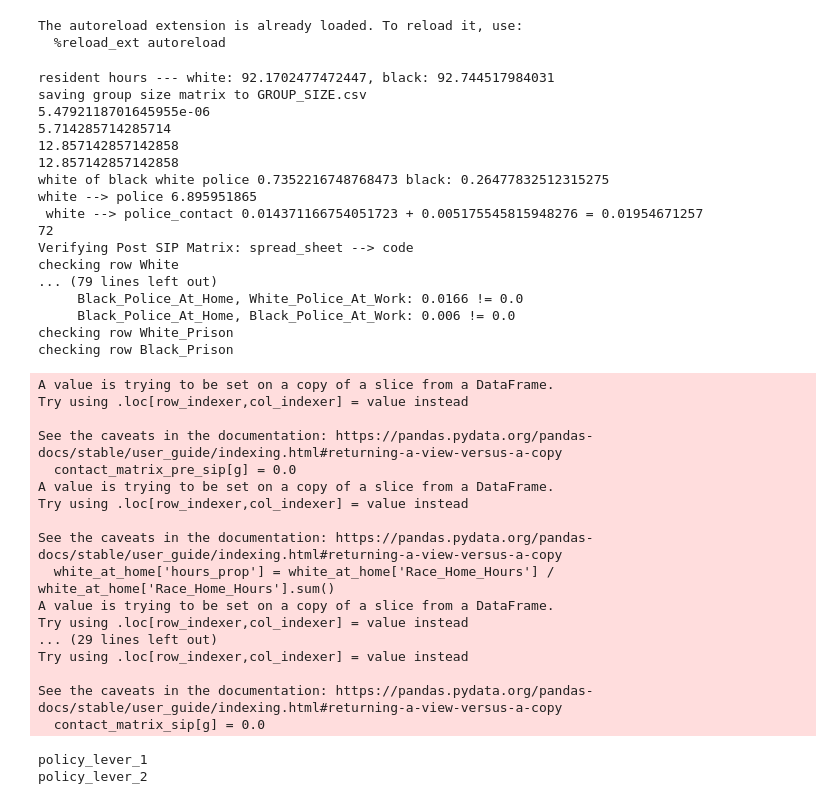
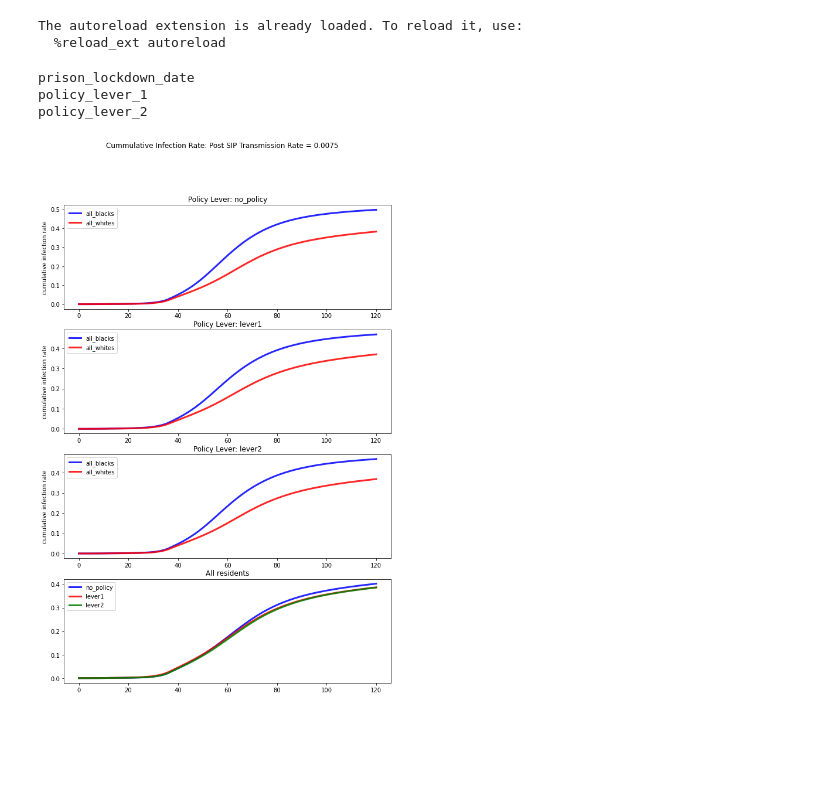
Before and after one commit to rachelwarren/CPE_Covid_Model, a Jupyter notebook: model/Model.ipynb, the cells around one changed output. Saved outputs shown, nothing was run; the diff lists cells and outputs as text; code cells hidden in the pictures; blank space fills up the shorter version.

```diff
--- a/model/Model.ipynb
+++ b/model/Model.ipynb
@@ -168,40 +182,3 @@ The autoreload extension is already loaded. To reload it, use:
 INPUT_BASE_DIR = '../input2'
 import generate_matrix as inputs
 original_dir, lever_1_dir, lever_2_dir = inputs.write_all_matrices(INPUT_BASE_DIR)
-# %%
-inputs.compare_to_spread_sheet()
-# %% [output]
-resident hours --- white: 92.1702477472447, black: 92.744517984031
-saving group size matrix to GROUP_SIZE.csv
-5.4792118701645955e-06
-5.714285714285714
-12.857142857142858
-12.857142857142858
-white of black white police 0.7352216748768473 black: 0.26477832512315275
-white --> police 6.895951865
- white --> police_contact 0.014371166754051723 + 0.005175545815948276 = 0.01954671257
-72
-Verifying Post SIP Matrix: spread_sheet --> code
-checking row White
-... (79 lines left out)
-     Black_Police_At_Home, White_Police_At_Work: 0.0166 != 0.0
-     Black_Police_At_Home, Black_Police_At_Work: 0.006 != 0.0
-checking row White_Prison
-checking row Black_Prison
-A value is trying to be set on a copy of a slice from a DataFrame.
-Try using .loc[row_indexer,col_indexer] = value instead
-
-See the caveats in the documentation: https://pandas.pydata.org/pandas-docs/stable/user_guide/indexing.html#returning-a-view-versus-a-copy
-  contact_matrix_pre_sip[g] = 0.0
-A value is trying to be set on a copy of a slice from a DataFrame.
-Try using .loc[row_indexer,col_indexer] = value instead
-
-See the caveats in the documentation: https://pandas.pydata.org/pandas-docs/stable/user_guide/indexing.html#returning-a-view-versus-a-copy
-  white_at_home['hours_prop'] = white_at_home['Race_Home_Hours'] / white_at_home['Race_Home_Hours'].sum()
-A value is trying to be set on a copy of a slice from a DataFrame.
-Try using .loc[row_indexer,col_indexer] = value instead
-... (29 lines left out)
-Try using .loc[row_indexer,col_indexer] = value instead
-
-See the caveats in the documentation: https://pandas.pydata.org/pandas-docs/stable/user_guide/indexing.html#returning-a-view-versus-a-copy
-  contact_matrix_sip[g] = 0.0
@@ -208,22 +224,31 @@ See the caveats in the documentation: https://pandas.pydata.org/pandas-docs/stab
 # %%
 # Initial Input Parameters
 PRISON_PEAK_DATE = 35
 TRANSMISSION_RATE = 0.015
+POST_SIP_TRANMISSION_RATE = TRANSMISSION_RATE/2
 SIP_START_DATE  = 14
 INITIAL_INFECTION_RATE =10
 
 OUTPUT_DIR = 'output/'  #input2/CONTACT_MATRIX_POST_SIP.csv
 CONTACT_MATRIX_PATH = 'CONTACT_MATRIX_POST_SIP.csv'
 PRE_SOCIAL_DISTANCE_CONTACT_MATRIX = "CONTACT_MATRIX_PRE_SIP.csv"
 GROUP_SIZE_PATH = 'GROUP_SIZE.csv'
 DAYS = 120
+prison_infection_rate = 0.35
+starting_params = mp.ModelParams(TRANSMISSION_RATE, SIP_START_DATE, INITIAL_INFECTION_RATE,
+                                 PRISON_PEAK_DATE, prison_infection_rate,
+                                 post_sip_t=POST_SIP_TRANMISSION_RATE )
+
+summary_stats, infection_maps, s_maps, group_sizes = run_models({inputs.ORIGINAL_FOLDER: original_dir,
+                                                                  inputs.LEVER_1_FOLDER : lever_1_dir,
+                                                                  inputs.LEVER_2_FOLDER: lever_2_dir},
+                                                                  starting_params, DAYS)
+
+summary_stats.to_csv(os.path.join(OUTPUT_DIR, f'full_summary_stats_{TRANSMISSION_RATE}.csv'))
+
+make_susceptable_plot_1(s_maps, group_sizes, f'Cummulative Infection Rate: Post SIP Transmission Rate = {POST_SIP_TRANMISSION_RATE}')
+# %% [output]
+prison_lockdown_date
+policy_lever_1
+policy_lever_2
+[figure, added]
-# %%
-starting_params = mp.ModelParams(TRANSMISSION_RATE, SIP_START_DATE, INITIAL_INFECTION_RATE)
-
-summary_stats, infection_maps, s_maps, group_sizes = run_models({inputs.ORIGINAL_FOLDER: original_dir,
-                                                                  inputs.LEVER_1_FOLDER : lever_1_dir,
-                                                                  inputs.LEVER_2_FOLDER: lever_2_dir},
-                                                                  starting_params, PRISON_PEAK_DATE, DAYS)
-# %% [output]
-policy_lever_1
-policy_lever_2
```
Also changed, not shown: parts of 26 cells of this notebook, 3 other files.
